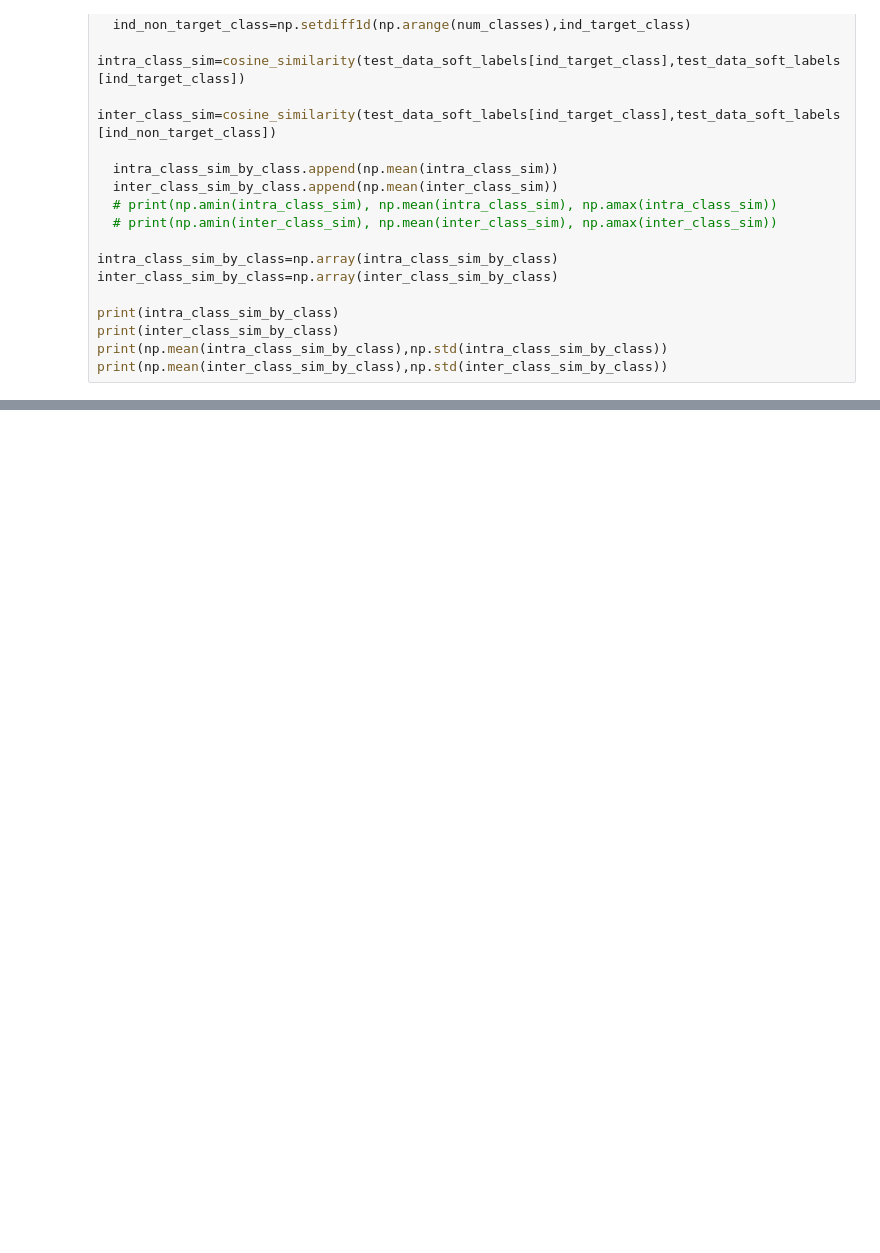
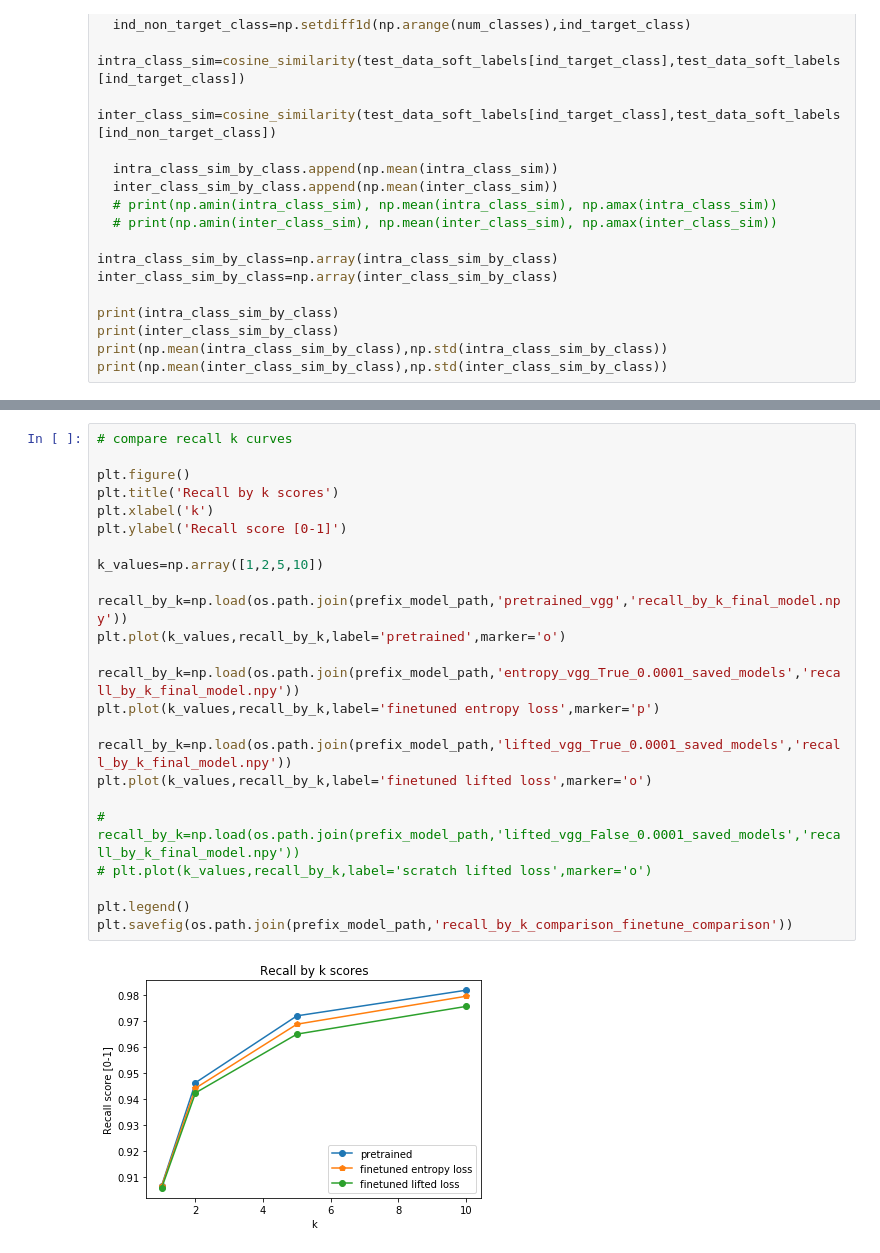
Before and after one commit to slala2121/Triplet-net-keras, a Jupyter notebook: cifar10_vgg.ipynb, the cells around one changed output, grey strips where cells are left out. Drawn from its saved outputs; the diff is of its cells as text; blank space fills up the shorter version.

```diff
--- a/cifar10_vgg.ipynb
+++ b/cifar10_vgg.ipynb
@@ -1007,0 +1081,26 @@ array([0.76856798, 0.76921244, 0.75120375, 0.74162117])
+# %%
+# compare recall k curves
+
+plt.figure()
+plt.title('Recall by k scores')
+plt.xlabel('k')
+plt.ylabel('Recall score [0-1]')
+
+k_values=np.array([1,2,5,10])
+
+recall_by_k=np.load(os.path.join(prefix_model_path,'pretrained_vgg','recall_by_k_final_model.npy'))
+plt.plot(k_values,recall_by_k,label='pretrained',marker='o')
+
+recall_by_k=np.load(os.path.join(prefix_model_path,'entropy_vgg_True_0.0001_saved_models','recall_by_k_final_model.npy'))
+plt.plot(k_values,recall_by_k,label='finetuned entropy loss',marker='p')
+
+recall_by_k=np.load(os.path.join(prefix_model_path,'lifted_vgg_True_0.0001_saved_models','recall_by_k_final_model.npy'))
+plt.plot(k_values,recall_by_k,label='finetuned lifted loss',marker='o')
+
+# recall_by_k=np.load(os.path.join(prefix_model_path,'lifted_vgg_False_0.0001_saved_models','recall_by_k_final_model.npy'))
+# plt.plot(k_values,recall_by_k,label='scratch lifted loss',marker='o')
+
+plt.legend()
+plt.savefig(os.path.join(prefix_model_path,'recall_by_k_comparison_finetune_comparison'))
+# %% [output]
+[figure, added]
```
Also changed, not shown: parts of 15 cells of this notebook.
